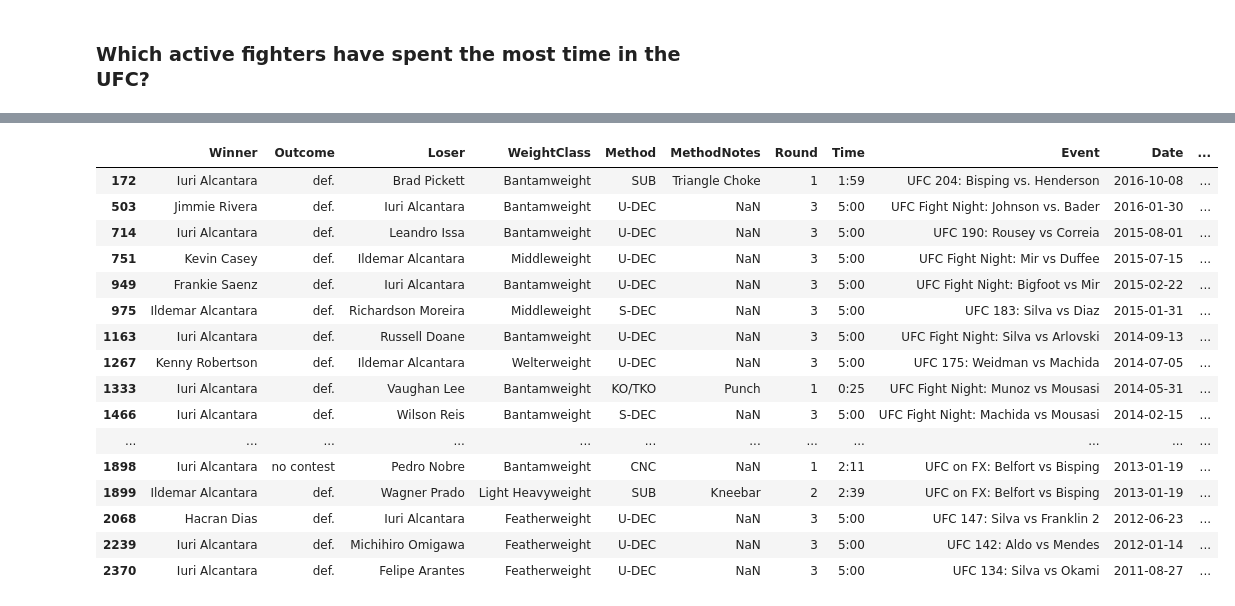
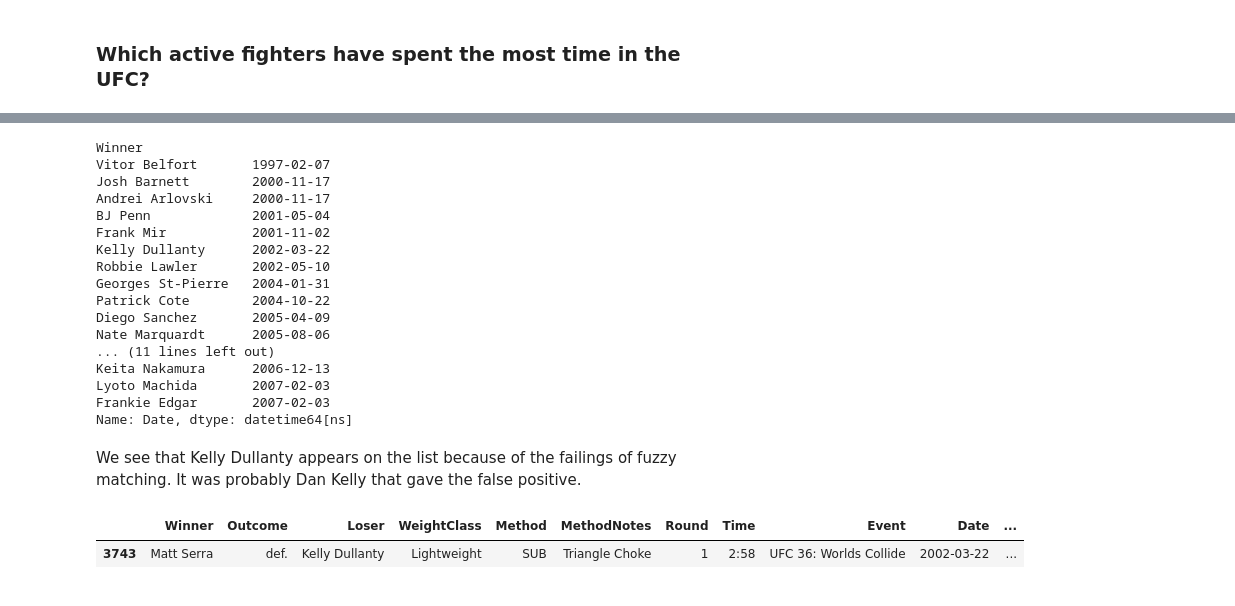
Before and after one commit to jhalverson/data_science, a Jupyter notebook: misc/mma_analytics/part2_fight_card_data_overview.ipynb, the cells around one changed output, grey strips where cells are left out. Drawn from its saved outputs; the diff is of its cells as text; code cells hidden in the pictures.

```diff
--- a/misc/mma_analytics/part2_fight_card_data_overview.ipynb
+++ b/misc/mma_analytics/part2_fight_card_data_overview.ipynb
@@ -464,21 +455,33 @@ cmb[(cmb.Loser == 'Holly Holm') | (cmb.Winner == 'Holly Holm')]
+# %%
+# here we append the two dataframes
+fights_of_active = fights[['Winner', 'Loser','Date']]
+winners_active_and_found = fights_of_active[fights.Winner.isin(active_and_found)][['Winner', 'Date']]
+losers_active_and_found = fights_of_active[fights.Loser.isin(active_and_found)][['Loser', 'Date']]
+cmb = winners_active_and_found.append(losers_active_and_found.rename(columns={'Loser':'Winner'}), ignore_index=True)
+cmb.groupby('Winner').Date.min().sort_values()[:25]
+# %% [output]
+Winner
+Vitor Belfort       1997-02-07
+Josh Barnett        2000-11-17
+Andrei Arlovski     2000-11-17
+BJ Penn             2001-05-04
+Frank Mir           2001-11-02
+Kelly Dullanty      2002-03-22
+Robbie Lawler       2002-05-10
+Georges St-Pierre   2004-01-31
+Patrick Cote        2004-10-22
+Diego Sanchez       2005-04-09
+Nate Marquardt      2005-08-06
+... (11 lines left out)
+Keita Nakamura      2006-12-13
+Lyoto Machida       2007-02-03
+Frankie Edgar       2007-02-03
+Name: Date, dtype: datetime64[ns]
+# %% [markdown]
+We see that Kelly Dullanty appears on the list because of the failings of fuzzy matching. It was probably Dan Kelly that gave the false positive.
 # %%
-fighter = 'Alcantara'
+fighter = 'Dullanty'
 fights[fights.Winner.str.contains(fighter) | fights.Loser.str.contains(fighter)]
 # %% [output]
 |  | Winner | Outcome | Loser | WeightClass | Method | MethodNotes | Round | Time | Event | Date | ... |
-| 172 | Iuri Alcantara | def. | Brad Pickett | Bantamweight | SUB | Triangle Choke | 1 | 1:59 | UFC 204: Bisping vs. Henderson | 2016-10-08 | ... |
-| 503 | Jimmie Rivera | def. | Iuri Alcantara | Bantamweight | U-DEC | NaN | 3 | 5:00 | UFC Fight Night: Johnson vs. Bader | 2016-01-30 | ... |
-| 714 | Iuri Alcantara | def. | Leandro Issa | Bantamweight | U-DEC | NaN | 3 | 5:00 | UFC 190: Rousey vs Correia | 2015-08-01 | ... |
-| 751 | Kevin Casey | def. | Ildemar Alcantara | Middleweight | U-DEC | NaN | 3 | 5:00 | UFC Fight Night: Mir vs Duffee | 2015-07-15 | ... |
-| 949 | Frankie Saenz | def. | Iuri Alcantara | Bantamweight | U-DEC | NaN | 3 | 5:00 | UFC Fight Night: Bigfoot vs Mir | 2015-02-22 | ... |
-| 975 | Ildemar Alcantara | def. | Richardson Moreira | Middleweight | S-DEC | NaN | 3 | 5:00 | UFC 183: Silva vs Diaz | 2015-01-31 | ... |
-| 1163 | Iuri Alcantara | def. | Russell Doane | Bantamweight | U-DEC | NaN | 3 | 5:00 | UFC Fight Night: Silva vs Arlovski | 2014-09-13 | ... |
-| 1267 | Kenny Robertson | def. | Ildemar Alcantara | Welterweight | U-DEC | NaN | 3 | 5:00 | UFC 175: Weidman vs Machida | 2014-07-05 | ... |
-| 1333 | Iuri Alcantara | def. | Vaughan Lee | Bantamweight | KO/TKO | Punch | 1 | 0:25 | UFC Fight Night: Munoz vs Mousasi | 2014-05-31 | ... |
-| 1466 | Iuri Alcantara | def. | Wilson Reis | Bantamweight | S-DEC | NaN | 3 | 5:00 | UFC Fight Night: Machida vs Mousasi | 2014-02-15 | ... |
-| ... | ... | ... | ... | ... | ... | ... | ... | ... | ... | ... | ... |
-| 1898 | Iuri Alcantara | no contest | Pedro Nobre | Bantamweight | CNC | NaN | 1 | 2:11 | UFC on FX: Belfort vs Bisping | 2013-01-19 | ... |
-| 1899 | Ildemar Alcantara | def. | Wagner Prado | Light Heavyweight | SUB | Kneebar | 2 | 2:39 | UFC on FX: Belfort vs Bisping | 2013-01-19 | ... |
-| 2068 | Hacran Dias | def. | Iuri Alcantara | Featherweight | U-DEC | NaN | 3 | 5:00 | UFC 147: Silva vs Franklin 2 | 2012-06-23 | ... |
-| 2239 | Iuri Alcantara | def. | Michihiro Omigawa | Featherweight | U-DEC | NaN | 3 | 5:00 | UFC 142: Aldo vs Mendes | 2012-01-14 | ... |
-| 2370 | Iuri Alcantara | def. | Felipe Arantes | Featherweight | U-DEC | NaN | 3 | 5:00 | UFC 134: Silva vs Okami | 2011-08-27 | ... |
+| 3743 | Matt Serra | def. | Kelly Dullanty | Lightweight | SUB | Triangle Choke | 1 | 2:58 | UFC 36: Worlds Collide | 2002-03-22 | ... |
```
Also changed, not shown: parts of 14 cells of this notebook, 3 other files.
